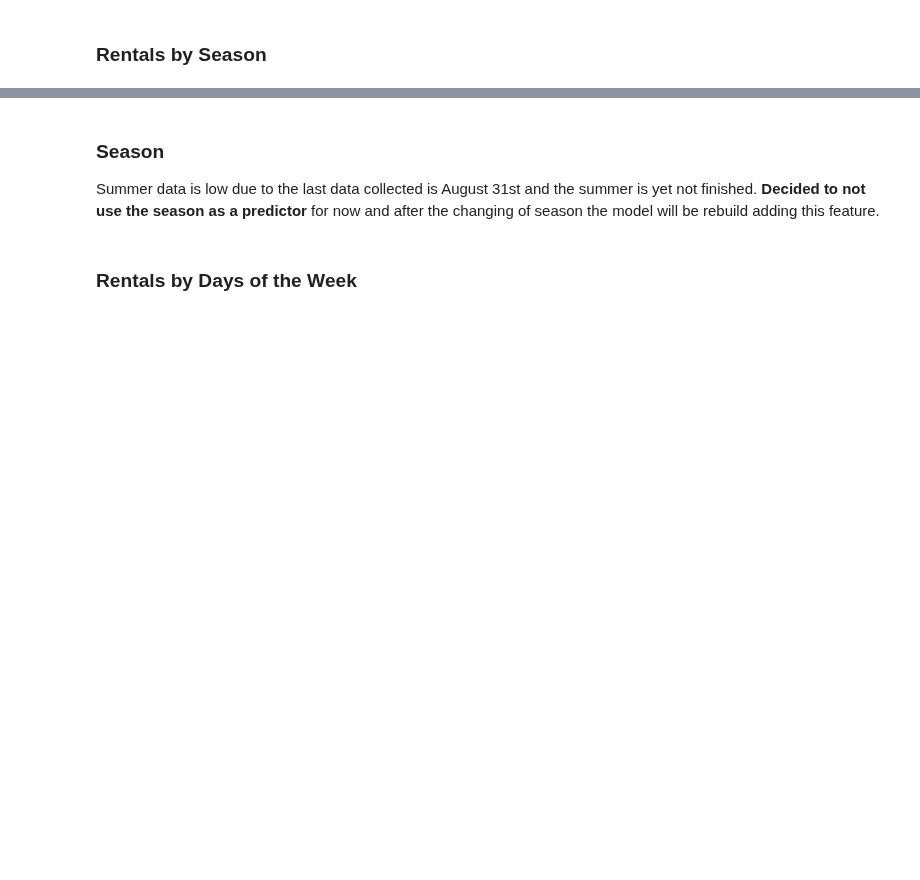
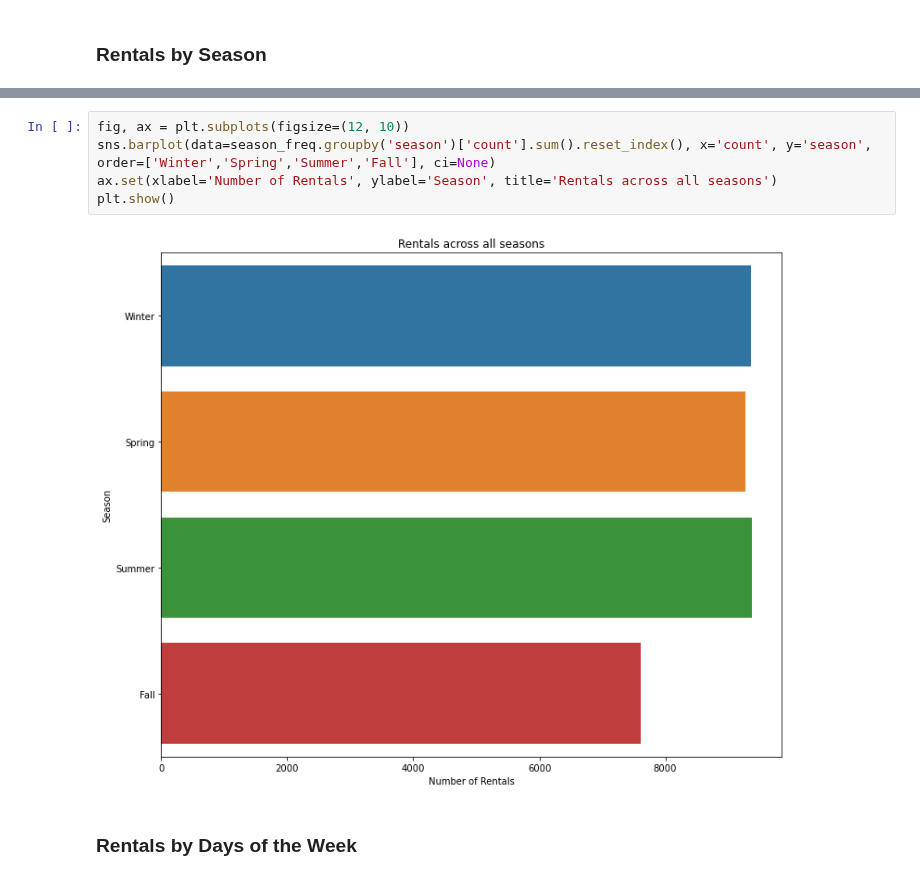
Before and after one commit to pessini/moby-bikes, a Jupyter notebook: notebooks/02-exploratory-data-analysis.ipynb, the cells around one changed output, grey strips where cells are left out. Drawn from its saved outputs; the diff is of its cells as text; blank space fills up the shorter version.

```diff
--- a/notebooks/02-exploratory-data-analysis.ipynb
+++ b/notebooks/02-exploratory-data-analysis.ipynb
@@ -60,7 +79,10 @@ plt.show()
-# %% [markdown]
-### Season
-
-Summer data is low due to the last data collected is August 31st and the summer is yet not finished. **Decided to not use the season as a predictor** for now and after the changing of season the model will be rebuild adding this feature.
+# %%
+fig, ax = plt.subplots(figsize=(12, 10))
+sns.barplot(data=season_freq.groupby('season')['count'].sum().reset_index(), x='count', y='season', order=['Winter','Spring','Summer','Fall'], ci=None)
+ax.set(xlabel='Number of Rentals', ylabel='Season', title='Rentals across all seasons')
+plt.show()
+# %% [output]
+[figure, added]
 # %% [markdown]
 ### Rentals by Days of the Week
 # %%
```
Also changed, not shown: parts of 15 cells of this notebook, 2 other files.
